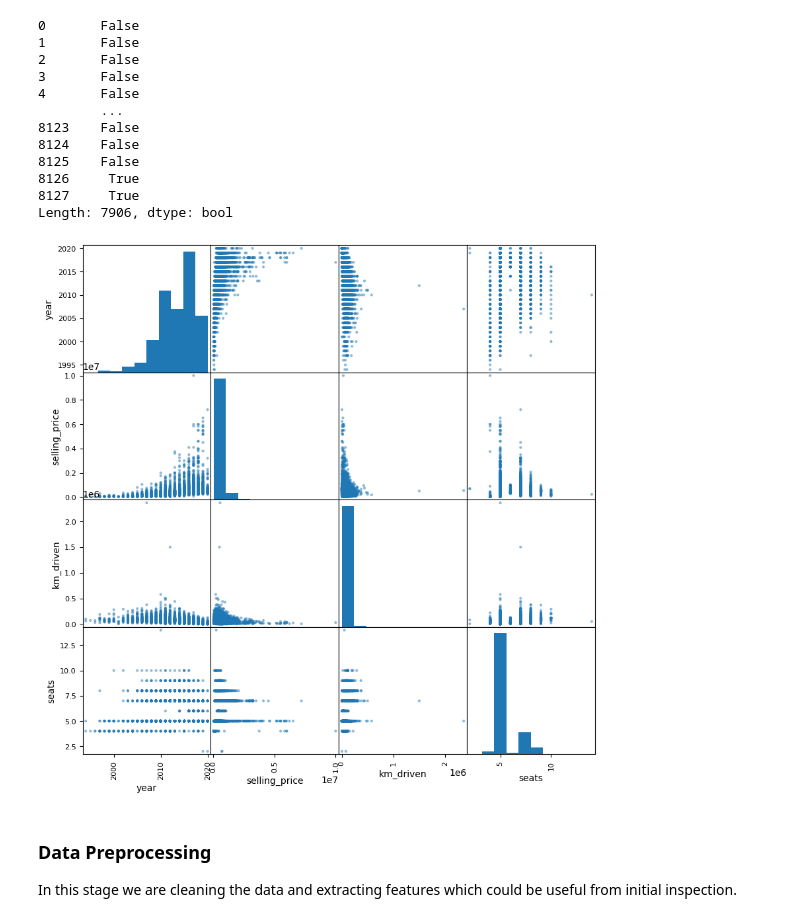
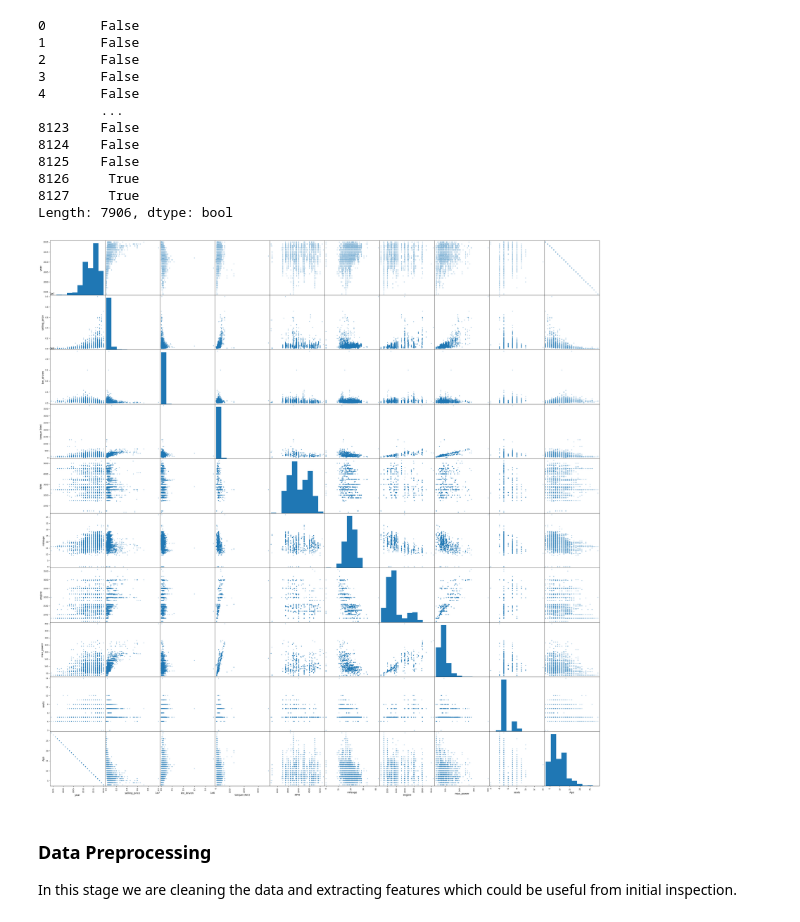
Before and after one commit to haverstein/CarDekho-Analysis, a Jupyter notebook: Copy_of_CarDekho_Analysis.ipynb, the cells around one changed output. Cells and saved outputs as stored; diff of their text form; code cells hidden in the pictures.

```diff
--- a/Copy_of_CarDekho_Analysis.ipynb
+++ b/Copy_of_CarDekho_Analysis.ipynb
@@ -31,6 +31,3 @@ df.head()
 | 2 | Honda City 2017-2020 EXi | 2006 | 158000 | 140000 | Petrol | Individual | Manual | Third Owner | 17.7 kmpl | ... |
 | 3 | Hyundai i20 Sportz Diesel | 2010 | 225000 | 127000 | Diesel | Individual | Manual | First Owner | 23.0 kmpl | ... |
 | 4 | Maruti Swift VXI BSIII | 2007 | 130000 | 120000 | Petrol | Individual | Manual | First Owner | 16.1 kmpl | ... |
-# %%
-carset = df.set_index('name')
-carset
@@ -118,9 +100,9 @@ Length: 7906, dtype: bool
 # %%
 df = df.drop_duplicates()
 # %%
-pd.plotting.scatter_matrix(df[['year','selling_price','km_driven','seats']], figsize=(10,10));
+pd.plotting.scatter_matrix(df, figsize=(40,40));
 # %% [output]
-[figure, old version]
+[figure, new version]
 # %% [markdown]
 ### Data Preprocessing
 In this stage we are cleaning the data and extracting features which could be useful from initial inspection.
```
Also changed, not shown: parts of 10 cells of this notebook.
